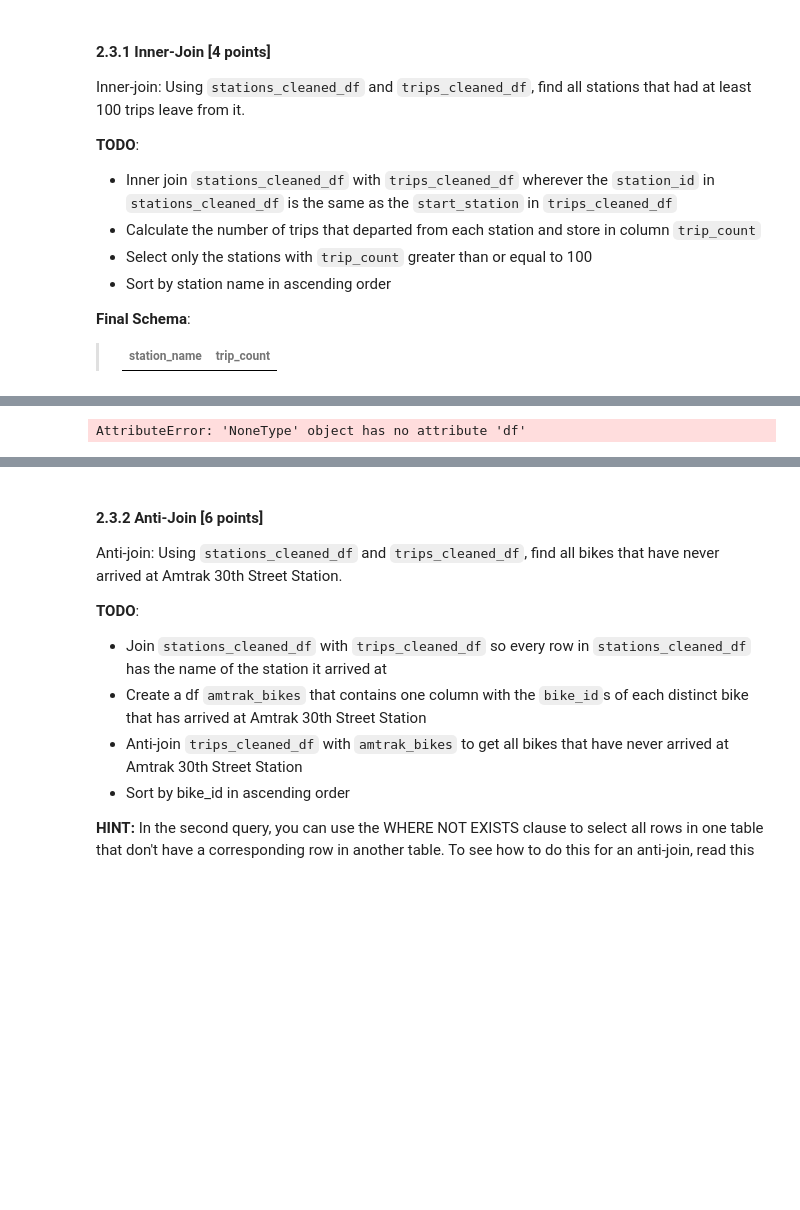
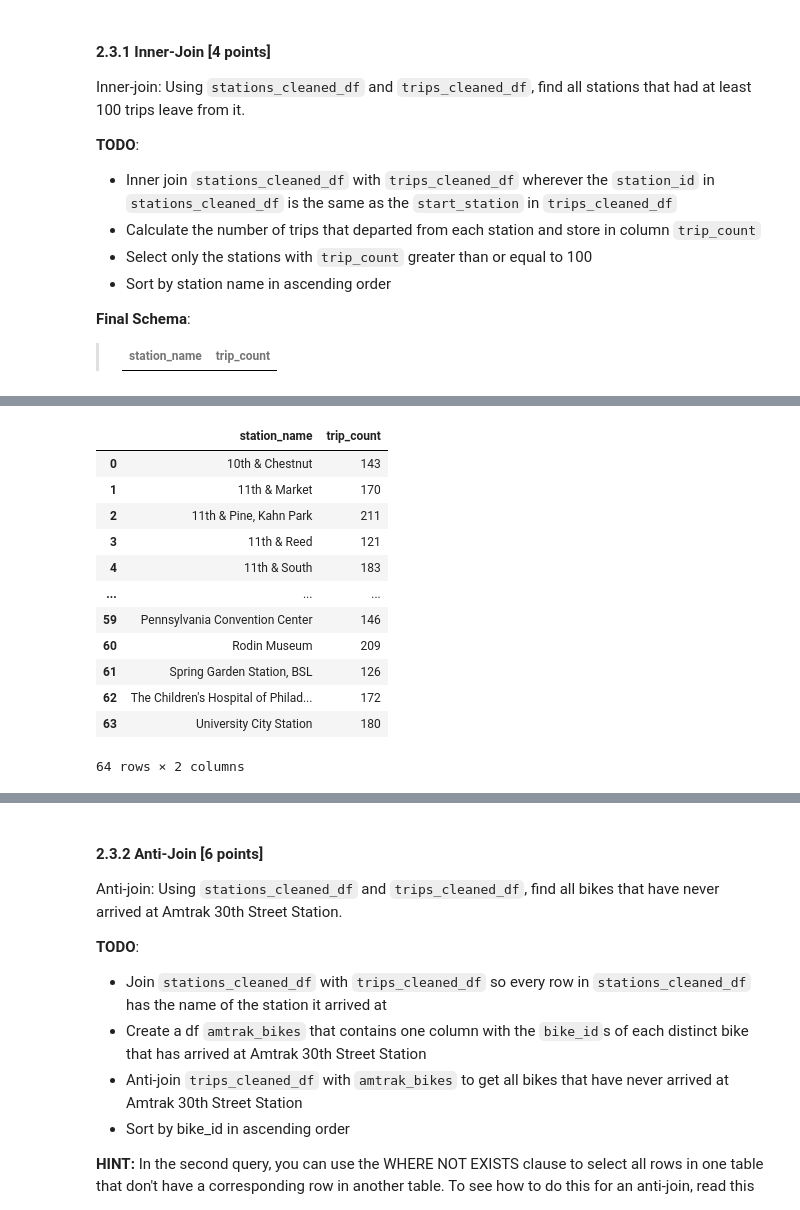
Before and after one commit to YanfuOu/CIS545, a Jupyter notebook: Yanfu_HW2_FA2024.ipynb, the cells around one changed output, grey strips where cells are left out. Cells and saved outputs as stored; diff of their text form; code cells hidden in the pictures; blank space fills up the shorter version.

```diff
--- a/Yanfu_HW2_FA2024.ipynb
+++ b/Yanfu_HW2_FA2024.ipynb
@@ -1242,12 +1286,31 @@ Inner-join: Using `stations_cleaned_df` and `trips_cleaned_df`, find all station
 # %%
 # TODO: Write SQL query to select all stations with at least 100 trips leaving from it
 stations_query = """
+SELECT station_name, COUNT(trip_id) AS trip_count
+FROM trips_cleaned_df
+INNER JOIN stations_cleaned_df
+ON trips_cleaned_df.start_station = stations_cleaned_df.station_id
+GROUP BY station_name
+HAVING trip_count >= 100
+ORDER BY station_name ASC
 
 """
 stations_df = duckdb.sql(stations_query).df()
 stations_df
 # %% [output]
+|  | station_name | trip_count |
+| 0 | 10th & Chestnut | 143 |
+| 1 | 11th & Market | 170 |
+| 2 | 11th & Pine, Kahn Park | 211 |
+| 3 | 11th & Reed | 121 |
+| 4 | 11th & South | 183 |
+| ... | ... | ... |
+| 59 | Pennsylvania Convention Center | 146 |
+| 60 | Rodin Museum | 209 |
+| 61 | Spring Garden Station, BSL | 126 |
+| 62 | The Children's Hospital of Philad... | 172 |
+| 63 | University City Station | 180 |
-AttributeError: 'NoneType' object has no attribute 'df'
+64 rows × 2 columns
 # %%
 # 4 points
 
```
Also changed, not shown: parts of 12 cells of this notebook.
